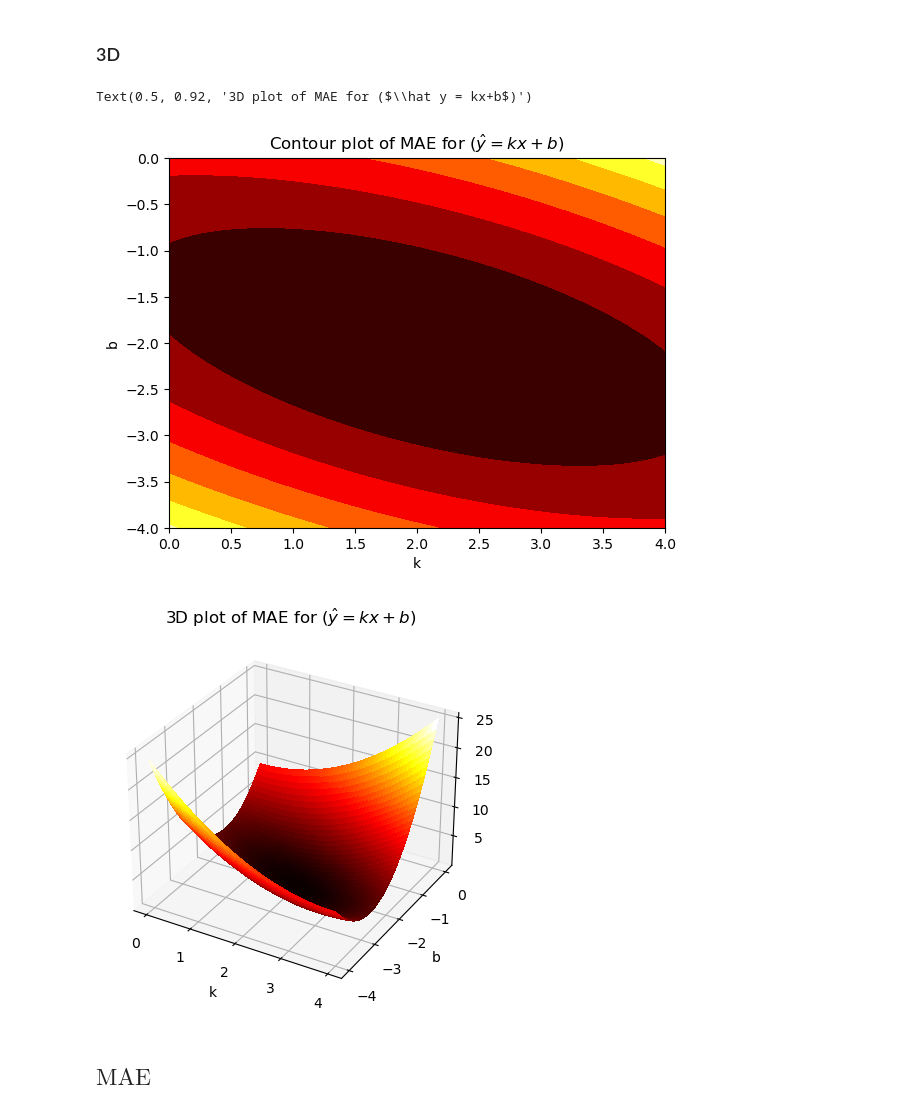
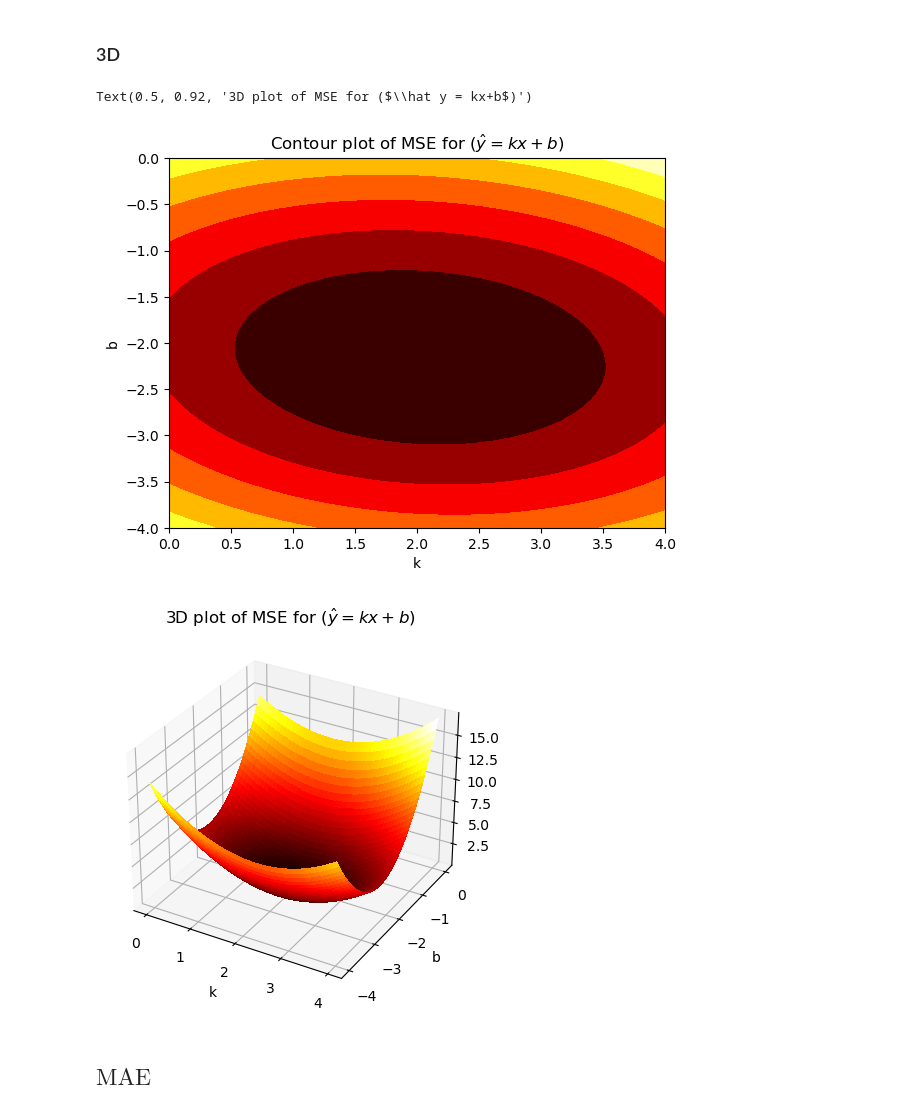
Before and after one commit to DanielZhicool/Deep-Learning, a Jupyter notebook: Lab_1.ipynb, the cells around one changed output. Drawn from its saved outputs; the diff is of its cells as text; code cells hidden in the pictures.

```diff
--- a/Lab_1.ipynb
+++ b/Lab_1.ipynb
@@ -470,37 +470,37 @@ y_cap = lambda k, b: k * x + b
 k_points = np.linspace(0, 4, 50)
 b_points = np.linspace(-4, 0, 50)
 
 # regressand
-y = np.random.rand(50) * 10 - 5
+y = np.random.rand(50) * 10 - 7
 
 # regressor
 eps = np.random.rand(50)
 eps = eps - eps.mean()
 x = y / 2.0 + 1 + eps
 # y = 2 * x - 2 + epsilon_1 => min: MSE(k, b) should be around (2, -2)
 
 # contour plot of MSE
 fig1, ax = plt.subplots()
 
 K, B = np.meshgrid(k_points, b_points)
 
 Z = np.array([[mse(y_cap(K[i, j], B[i, j]), y) for i in range(K.shape[0])] for j in range(K.shape[1])])
 
 ax.set_xlabel('k')
 ax.set_ylabel('b')
-ax.contourf(K, B, Z, cmap=cm.hot, linewidth=0, antialiased=False)
+ax.contourf(K, B, Z, cmap=cm.hot, antialiased=False)
 #ax.view_init(elev=90, azim=180)
-ax.set_title('Contour plot of MAE for ($\hat y = kx+b$)')
+ax.set_title('Contour plot of MSE for ($\hat y = kx+b$)')
 
 # 3D plot of MAE
 fig2, ax = plt.subplots(subplot_kw={"projection": "3d"})
 
 ax.set_xlabel('k')
 ax.set_ylabel('b')
 ax.plot_surface(K, B, Z, cmap=cm.hot, linewidth=0, antialiased=False)
 #ax.view_init(elev=25, azim=125)
-ax.set_title('3D plot of MAE for ($\hat y = kx+b$)')
+ax.set_title('3D plot of MSE for ($\hat y = kx+b$)')
 # %% [output]
-Text(0.5, 0.92, '3D plot of MAE for ($\\hat y = kx+b$)')
+Text(0.5, 0.92, '3D plot of MSE for ($\\hat y = kx+b$)')
-[figure, old version]
+[figure, new version]
-[figure, old version]
+[figure, new version]
```
Also changed, not shown: parts of 9 cells of this notebook.
